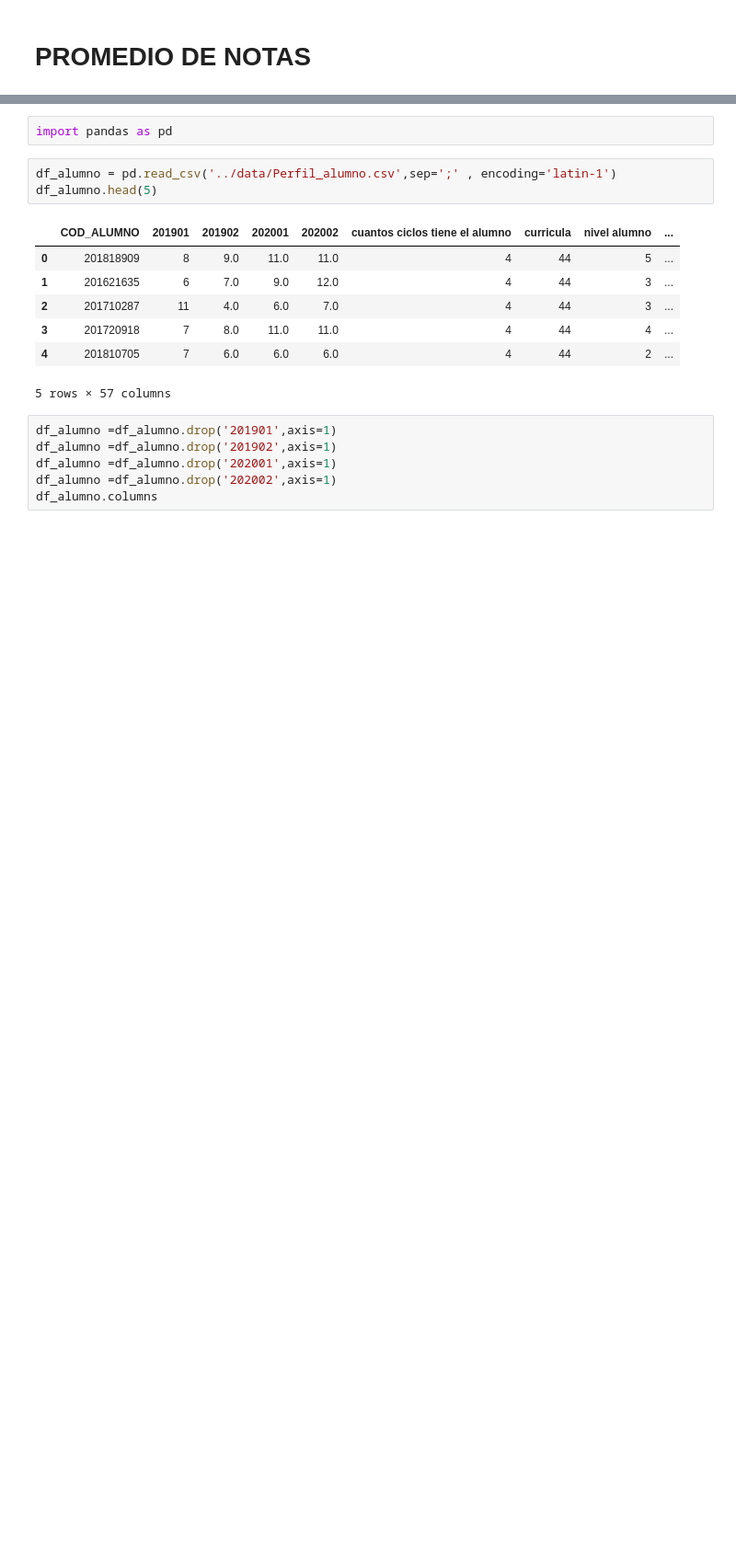
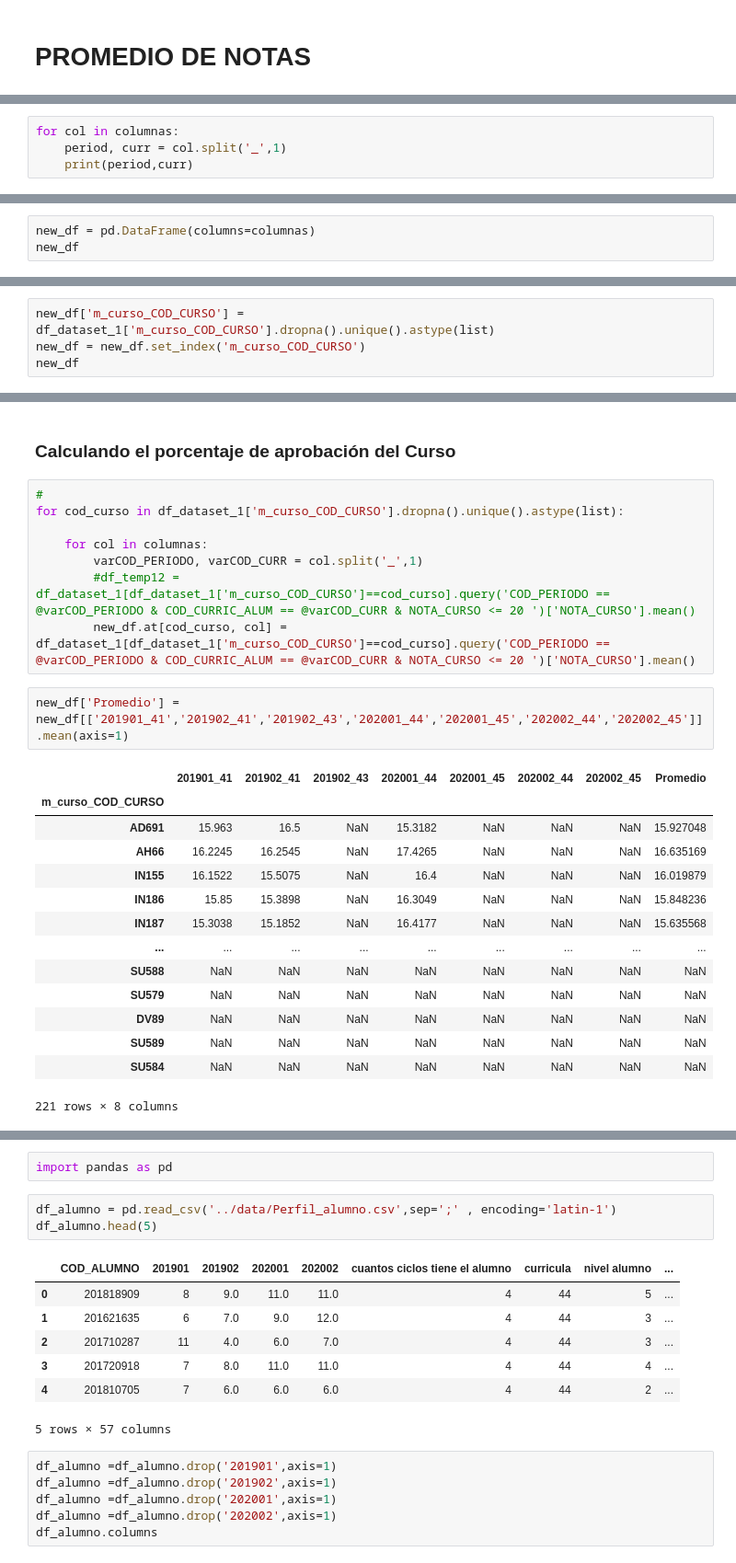
Before and after one commit to NuryYanque/RecomendacionDeCursos, a Jupyter notebook: notebooks/UPC_Sistema_Recomendacion.ipynb, the cells around one changed output, grey strips where cells are left out. Shown: that part at 92% size. Drawn from its saved outputs; the diff is of its cells as text; blank space fills up the shorter version.

```diff
--- a/notebooks/UPC_Sistema_Recomendacion.ipynb
+++ b/notebooks/UPC_Sistema_Recomendacion.ipynb
@@ -2,0 +52,4 @@
+# %%
+for col in columnas:
+    period, curr = col.split('_',1)
+    print(period,curr)
@@ -2,0 +64,3 @@
+# %%
+new_df = pd.DataFrame(columns=columnas)
+new_df
@@ -2,0 +69,4 @@
+# %%
+new_df['m_curso_COD_CURSO'] = df_dataset_1['m_curso_COD_CURSO'].dropna().unique().astype(list)
+new_df = new_df.set_index('m_curso_COD_CURSO')
+new_df
@@ -2,0 +88,27 @@
+# %% [markdown]
+### Calculando el porcentaje de aprobación del Curso
+# %%
+#
+for cod_curso in df_dataset_1['m_curso_COD_CURSO'].dropna().unique().astype(list):
+
+    for col in columnas:
+        varCOD_PERIODO, varCOD_CURR = col.split('_',1)
+        #df_temp12 = df_dataset_1[df_dataset_1['m_curso_COD_CURSO']==cod_curso].query('COD_PERIODO == @varCOD_PERIODO & COD_CURRIC_ALUM == @varCOD_CURR & NOTA_CURSO <= 20 ')['NOTA_CURSO'].mean()
+        new_df.at[cod_curso, col] = df_dataset_1[df_dataset_1['m_curso_COD_CURSO']==cod_curso].query('COD_PERIODO == @varCOD_PERIODO & COD_CURRIC_ALUM == @varCOD_CURR & NOTA_CURSO <= 20 ')['NOTA_CURSO'].mean()
+# %%
+new_df['Promedio'] = new_df[['201901_41','201902_41','201902_43','202001_44','202001_45','202002_44','202002_45']].mean(axis=1)
+# %% [output]
+|  | 201901_41 | 201902_41 | 201902_43 | 202001_44 | 202001_45 | 202002_44 | 202002_45 | Promedio |
+| m_curso_COD_CURSO |  |  |  |  |  |  |  |  |
+| AD691 | 15.963 | 16.5 | NaN | 15.3182 | NaN | NaN | NaN | 15.927048 |
+| AH66 | 16.2245 | 16.2545 | NaN | 17.4265 | NaN | NaN | NaN | 16.635169 |
+| IN155 | 16.1522 | 15.5075 | NaN | 16.4 | NaN | NaN | NaN | 16.019879 |
+| IN186 | 15.85 | 15.3898 | NaN | 16.3049 | NaN | NaN | NaN | 15.848236 |
+| IN187 | 15.3038 | 15.1852 | NaN | 16.4177 | NaN | NaN | NaN | 15.635568 |
+| ... | ... | ... | ... | ... | ... | ... | ... | ... |
+| SU588 | NaN | NaN | NaN | NaN | NaN | NaN | NaN | NaN |
+| SU579 | NaN | NaN | NaN | NaN | NaN | NaN | NaN | NaN |
+| DV89 | NaN | NaN | NaN | NaN | NaN | NaN | NaN | NaN |
+| SU589 | NaN | NaN | NaN | NaN | NaN | NaN | NaN | NaN |
+| SU584 | NaN | NaN | NaN | NaN | NaN | NaN | NaN | NaN |
+221 rows × 8 columns
```
Also changed, not shown: parts of 25 cells of this notebook.
